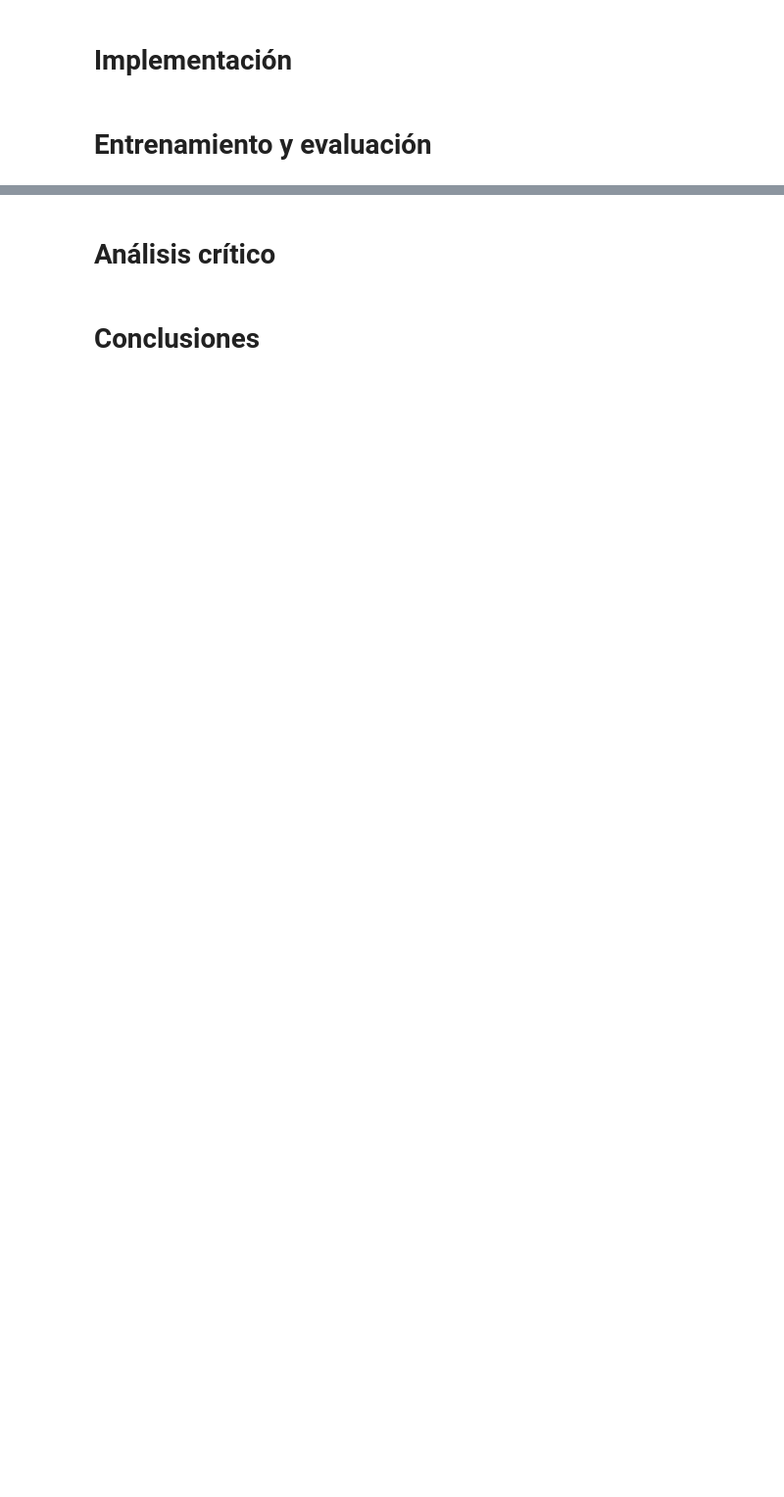
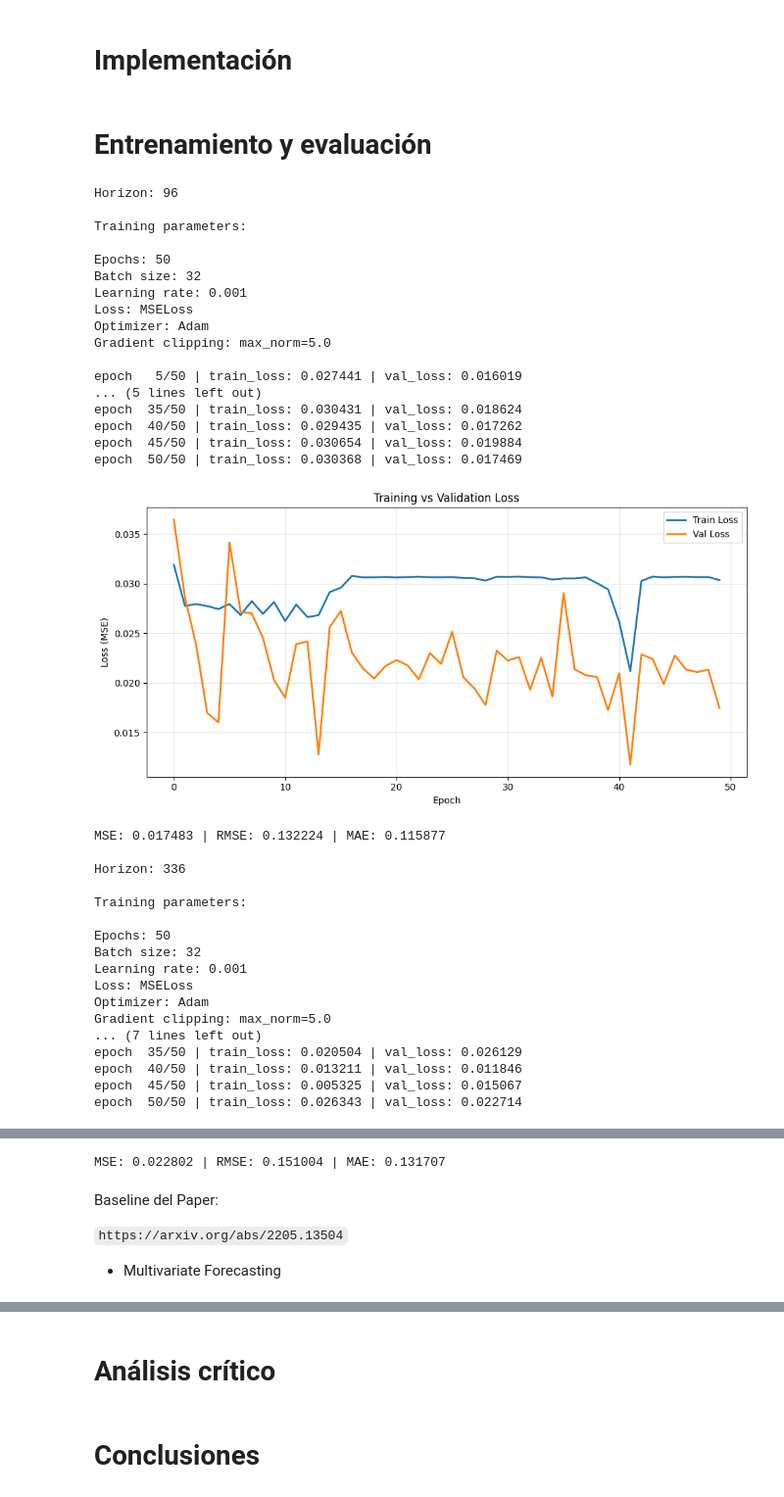
Before and after one commit to Dass-19/LTSF, a Jupyter notebook: LTSF.ipynb, the cells around one changed output, grey strips where cells are left out. Shown at 98% size. Cells and saved outputs as stored; diff of their text form; code cells hidden in the pictures; blank space fills up the shorter version.

Commit message:
training and validation

````diff
--- a/LTSF.ipynb
+++ b/LTSF.ipynb
@@ -333,0 +326,72 @@ class LSTM(nn.Module):
+# %%
+# seq_len=168(7 días)x
+def create_sequences_multivariate(data, horizon, seq_len=168):
+    X, y = [], []
+    for i in range(len(data) - seq_len - horizon):
+        X.append(data[i : i+seq_len, :-1])
+        y.append(data[i+seq_len : i+seq_len+horizon, -1])
+
+    return np.array(X), np.array(y)
+# %%
+horizons = [96, 336]
+for h in horizons:
+  print(f"Horizon: {h}\n")
+  X_train, y_train = create_sequences_multivariate(train_data_scaled, horizon=h, seq_len=168)
+  X_val, y_val = create_sequences_multivariate(val_data_scaled, horizon=h, seq_len=168)
+
+  model = LSTM(
+      input_size=6,
+      hidden_size=256,
+      num_layers=2,
+      output_size=h,
+      dropout=0.3,
+      lr=1e-3
+  )
+
+  model.fit(X_train, y_train, X_val, y_val, epochs=50, batch_size=32)
+
+  y_pred = model.predict(X_val)
+
+  model.plot_losses()
+
+  mse = mean_squared_error(y_val, y_pred)
+  mae = mean_absolute_error(y_val, y_pred)
+  rmse = np.sqrt(mse)
+
+  print(f"\nMSE: {mse:.6f} | RMSE: {rmse:.6f} | MAE: {mae:.6f}\n")
+# %% [output]
+Horizon: 96
+
+Training parameters:
+
+Epochs: 50
+Batch size: 32
+Learning rate: 0.001
+Loss: MSELoss
+Optimizer: Adam
+Gradient clipping: max_norm=5.0
+
+epoch   5/50 | train_loss: 0.027441 | val_loss: 0.016019
+... (5 lines left out)
+epoch  35/50 | train_loss: 0.030431 | val_loss: 0.018624
+epoch  40/50 | train_loss: 0.029435 | val_loss: 0.017262
+epoch  45/50 | train_loss: 0.030654 | val_loss: 0.019884
+epoch  50/50 | train_loss: 0.030368 | val_loss: 0.017469
+[figure, added]
+MSE: 0.017483 | RMSE: 0.132224 | MAE: 0.115877
+
+Horizon: 336
+
+Training parameters:
+
+Epochs: 50
+Batch size: 32
+Learning rate: 0.001
+Loss: MSELoss
+Optimizer: Adam
+Gradient clipping: max_norm=5.0
+... (7 lines left out)
+epoch  35/50 | train_loss: 0.020504 | val_loss: 0.026129
+epoch  40/50 | train_loss: 0.013211 | val_loss: 0.011846
+epoch  45/50 | train_loss: 0.005325 | val_loss: 0.015067
+epoch  50/50 | train_loss: 0.026343 | val_loss: 0.022714
@@ -333,0 +399,7 @@ class LSTM(nn.Module):
+MSE: 0.022802 | RMSE: 0.151004 | MAE: 0.131707
+# %% [markdown]
+Baseline del Paper:
+
+
+```https://arxiv.org/abs/2205.13504```
+- Multivariate Forecasting
````
Also changed, not shown: parts of 6 cells of this notebook.
